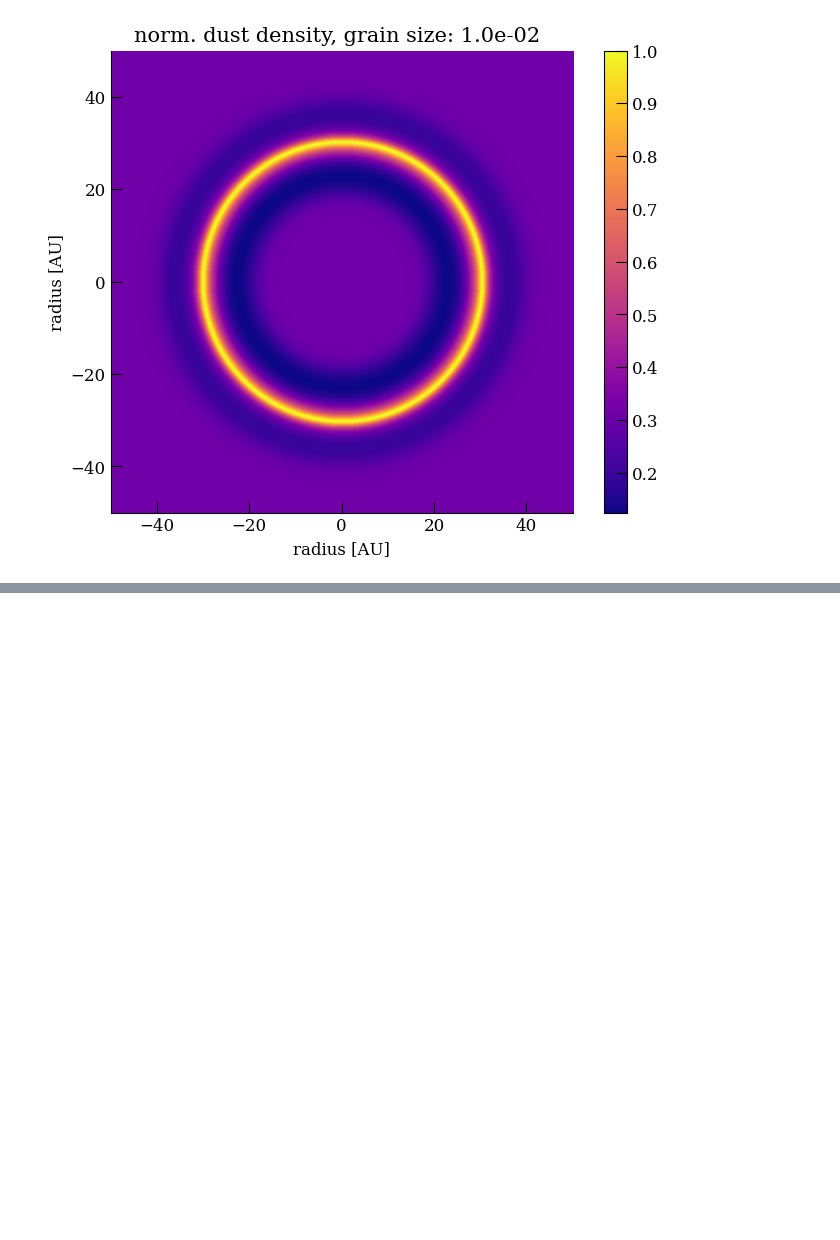
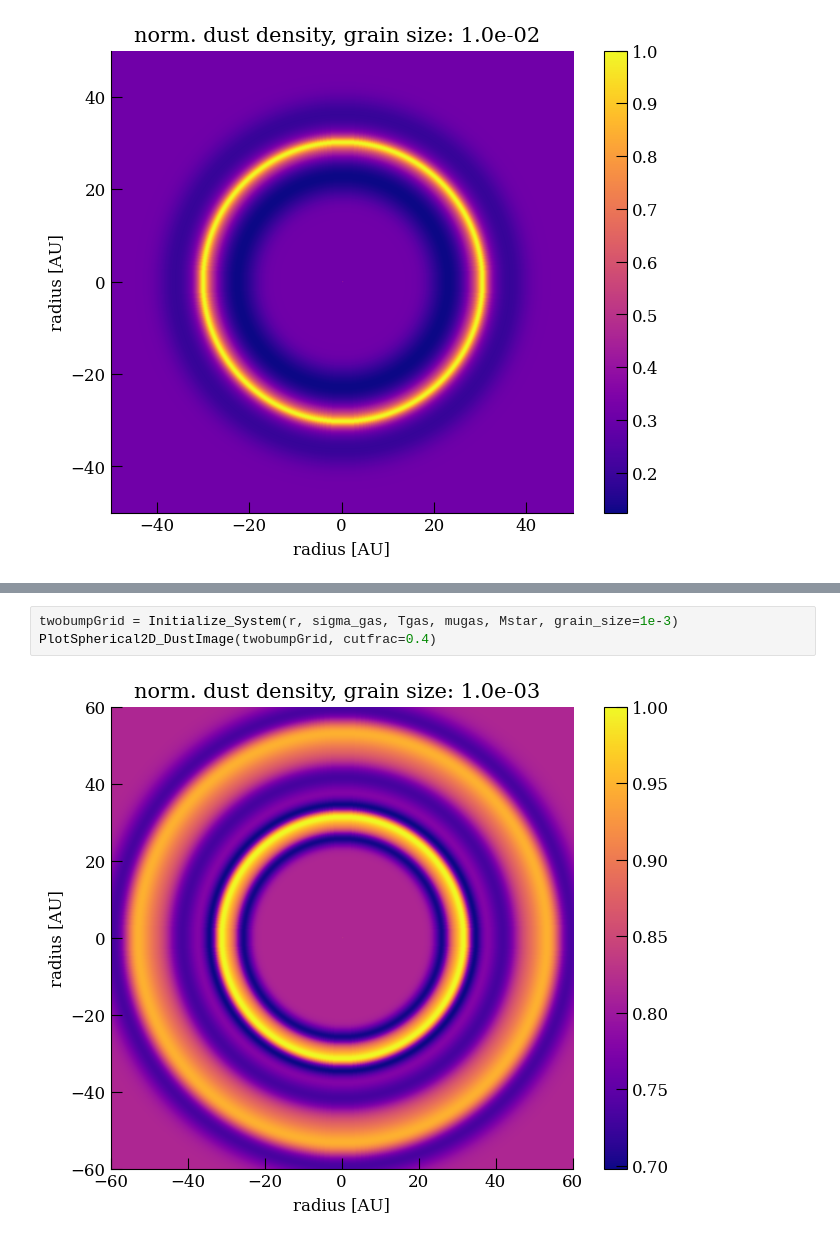
Before and after one commit to miranda-pikus/DustyDisk, a Jupyter notebook: Examples/ExampleTutorial.ipynb, the cells around one changed output, grey strips where cells are left out. Cells and saved outputs as stored; diff of their text form; blank space fills up the shorter version.

```diff
--- a/Examples/ExampleTutorial.ipynb
+++ b/Examples/ExampleTutorial.ipynb
@@ -84,0 +127,5 @@ PlotSpherical2D_DustImage(toyGrid_largegrain, cutfrac=0.5)
+# %%
+twobumpGrid = Initialize_System(r, sigma_gas, Tgas, mugas, Mstar, grain_size=1e-3)
+PlotSpherical2D_DustImage(twobumpGrid, cutfrac=0.4)
+# %% [output]
+[figure, added]
```
Also changed, not shown: parts of 4 cells of this notebook.
